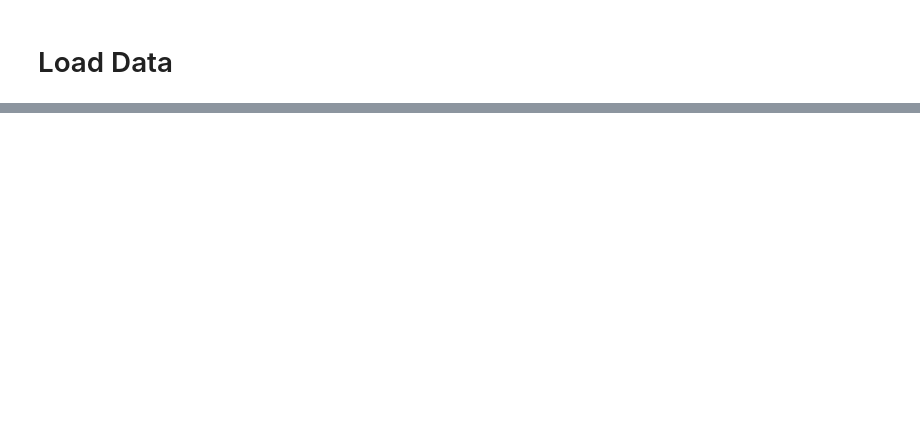
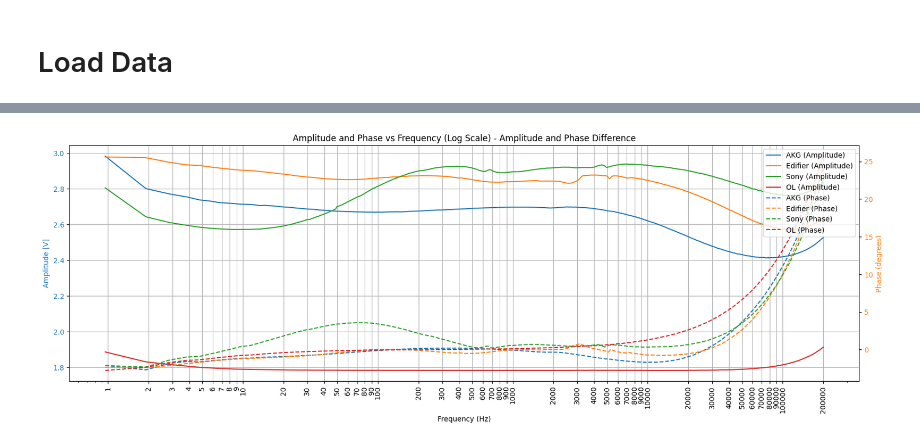
Before and after one commit to ZdzislawJanczak/Load-data, a Jupyter notebook: Pomiary.ipynb, the cells around one changed output, grey strips where cells are left out. Drawn from its saved outputs; the diff is of its cells as text; code cells hidden in the pictures; blank space fills up the shorter version.

```diff
--- a/Pomiary.ipynb
+++ b/Pomiary.ipynb
@@ -107,0 +222,13 @@ plt.show()
+# %%
+# @title
+plot_difference_combined(
+    frequency_data = akg_df['Frequency'],
+    amp_series_list=[akg_df['Amplitude'], edifier_df['Amplitude'], sony_df['Amplitude'],ol_df['Amplitude']],
+    phase_series_list=[akg_df['Phase'], edifier_df['Phase'], sony_df['Phase'], ol_df['Phase']],
+    labels=['AKG', 'Edifier', 'Sony', 'OL'],
+    title_prefix='Amplitude and Phase vs Frequency (Log Scale)',
+    y_amp_label='Amplitude [V]',
+    y_phase_label='Phase (degrees)'
+)
+# %% [output]
+[figure, added]
```
Also changed, not shown: parts of 16 cells of this notebook.
